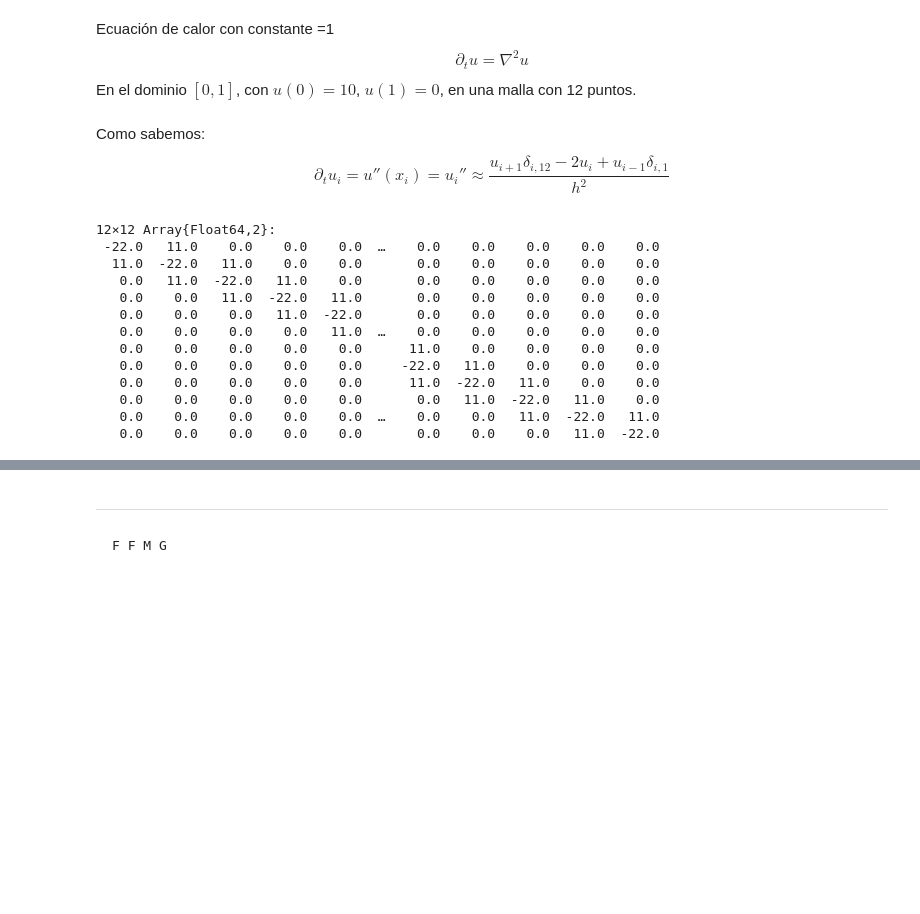
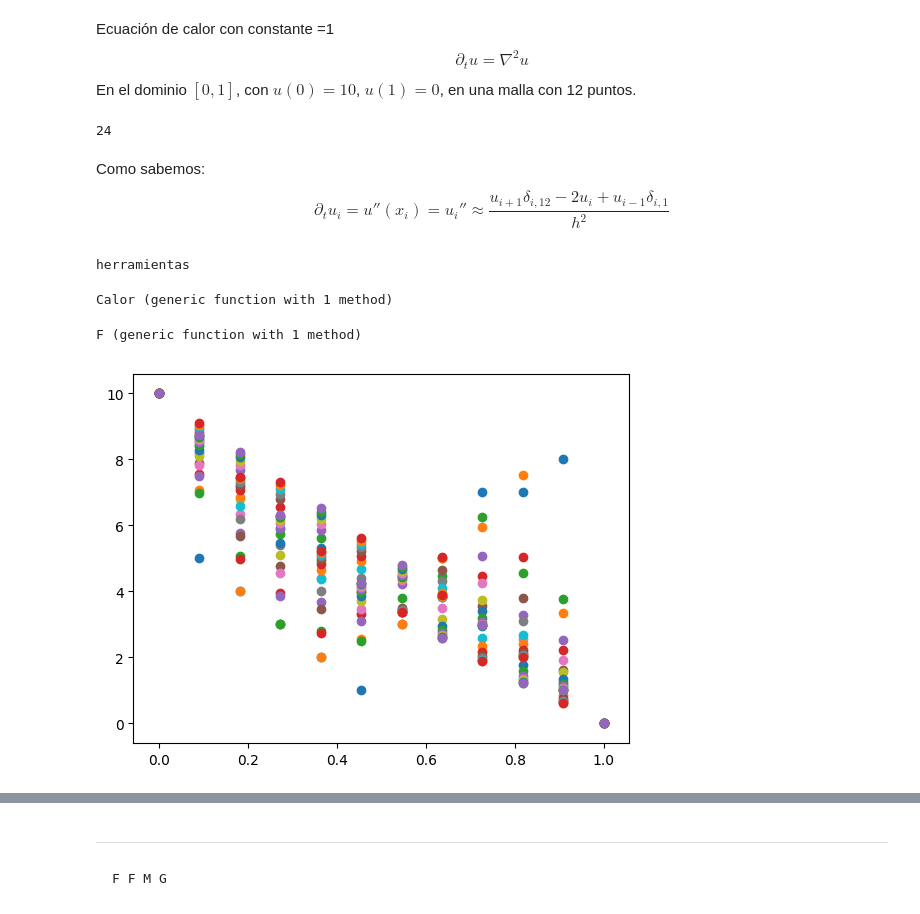
Before and after one commit to PhysFruu/Fisica_Computacional, a Jupyter notebook: Tarea_20_Parciales.ipynb, the cells around one changed output, grey strips where cells are left out. Saved outputs shown, nothing was run; the diff lists cells and outputs as text; code cells hidden in the pictures; blank space fills up the shorter version.

```diff
--- a/Tarea_20_Parciales.ipynb
+++ b/Tarea_20_Parciales.ipynb
@@ -353,45 +396,50 @@ Ecuación de calor con constante =1
 $$\partial_tu=\nabla^2u$$
 En el dominio $[0,1]$, con $u(0)=10$, $u(1)=0$, en una malla con 12 puntos.
 # %%
-a=10
-b=0
+#Condicion a la frontera que no dependen del tiempo y son fijas (Fuente de temperatura constante)
+fi=10
+ff=0
+#Malla espacial de 12 puntos
 n=12
 listx=linspace(0,1,n)
 h=listx[2]-listx[1]
-listT0=[5,4,3,2,1,3,5,7,7,8];
+#Condición inicial
+listF0=[fi,5,4,3,2,1,3,5,7,7,8,ff];
+#Tiempo inicial, final y numero de intervalos para el método
+ti=0
+tf=1500
+n=24
+# %% [output]
+24
 # %% [markdown]
 Como sabemos: $$\partial_t u_i=u''(x_i)=u_i'' \approx \frac{u_{i+1}\delta_{i,12}-2u_i+u_{i-1}\delta_{i,1}}{h^2}$$
-# %%
-A=zeros(n,n)
-for i in 1:n
-    for j in 1:n
-        if i==j
-            k=(i-1)*n+j
-            A[k]=-2
-        elseif i==j+1
-            if j>0
-                k1=(j-1)*n+i
-                A[k1]=1
-            end
-            if i>0
-                k2=(i-1)*n+j
-                A[k2]=1
-            end
-        end
-    end
-end
-A*1/h
-# %% [output]
-12×12 Array{Float64,2}:
- -22.0   11.0    0.0    0.0    0.0  …    0.0    0.0    0.0    0.0    0.0
-  11.0  -22.0   11.0    0.0    0.0       0.0    0.0    0.0    0.0    0.0
-   0.0   11.0  -22.0   11.0    0.0       0.0    0.0    0.0    0.0    0.0
-   0.0    0.0   11.0  -22.0   11.0       0.0    0.0    0.0    0.0    0.0
-   0.0    0.0    0.0   11.0  -22.0       0.0    0.0    0.0    0.0    0.0
-   0.0    0.0    0.0    0.0   11.0  …    0.0    0.0    0.0    0.0    0.0
-   0.0    0.0    0.0    0.0    0.0      11.0    0.0    0.0    0.0    0.0
-   0.0    0.0    0.0    0.0    0.0     -22.0   11.0    0.0    0.0    0.0
-   0.0    0.0    0.0    0.0    0.0      11.0  -22.0   11.0    0.0    0.0
-   0.0    0.0    0.0    0.0    0.0       0.0   11.0  -22.0   11.0    0.0
-   0.0    0.0    0.0    0.0    0.0  …    0.0    0.0   11.0  -22.0   11.0
-   0.0    0.0    0.0    0.0    0.0       0.0    0.0    0.0   11.0  -22.0
+# %%
+include("herramientas.jl")
+# %% [output]
+herramientas
+# %%
+function Calor(listx,F)
+    #Escribiremos una función tal que no conocemos F pero esta dada por condiciones iniciales en metodos de RK y euler
+    n=length(listx)
+    dtF=zeros(n)
+    h=listx[2]-listx[1]
+    for i in 2:n-1
+        #Asi la derivada parcial temporal se ve como:
+        dtF[i]=h^2*(F[i+1]+F[i-1]-2F[i])
+    end
+    return dtF
+end
+# %% [output]
+Calor (generic function with 1 method)
+# %%
+F(f,t)=Calor(listx,f)
+# %% [output]
+F (generic function with 1 method)
+# %%
+SolEuler=herramientas.metodo_euler(F,listF0,ti,tf,n)
+#Así como aplicamos euler a calor, nos resuelve la ecuación diferencial parcial con condiciónes iniciales de F en t=0 como listF0 para la lista x, este comando nos devuelve listat ,listaF como solución ordenados para cada tiempo y posición. Así para cada [2][i] implica un t distinto tal que t=listat[i]
+for i in 1:length(SolEuler[2])
+scatter(listx,SolEuler[2][i])
+end
+# %% [output]
+[figure, added]
```
Also changed, not shown: parts of 16 cells of this notebook.
